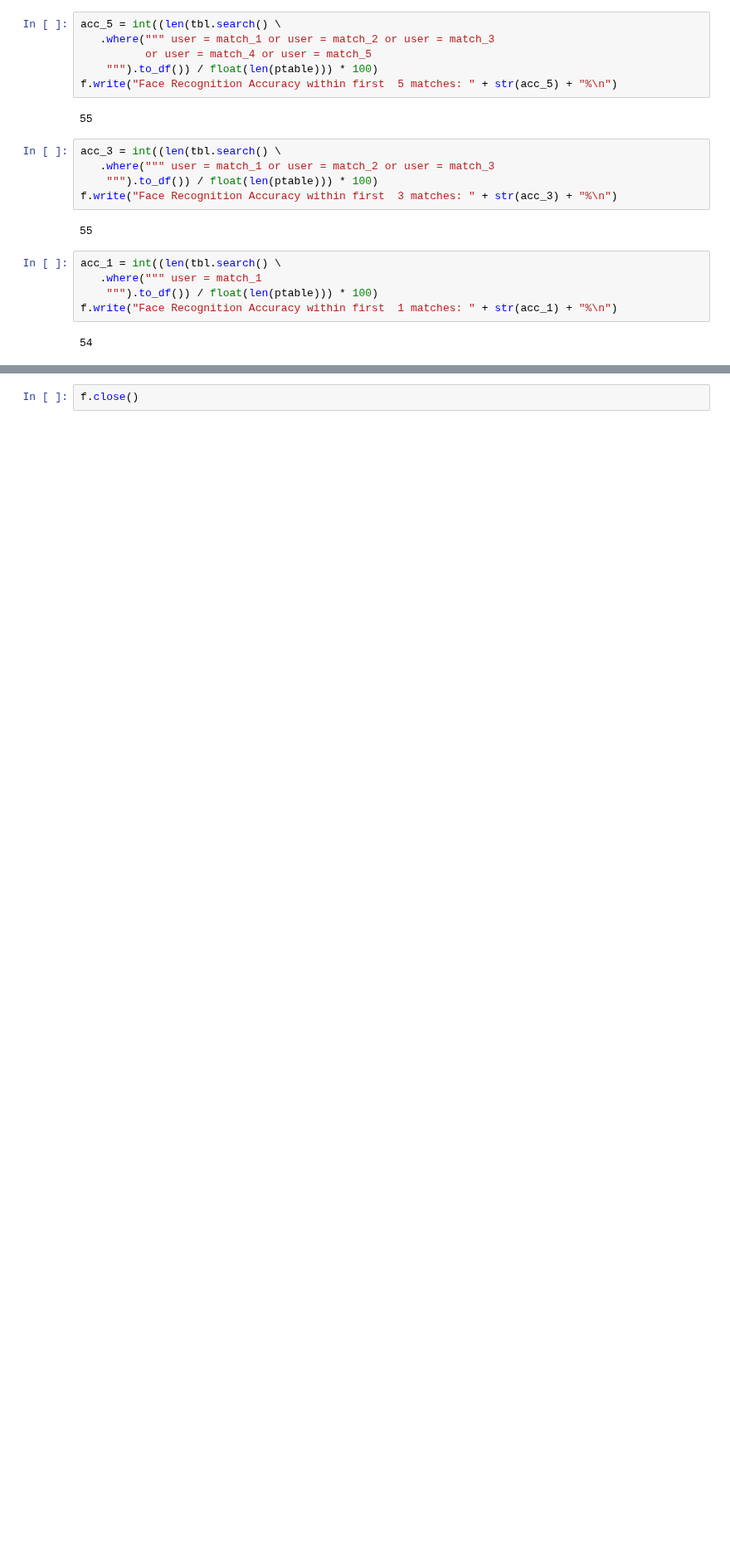
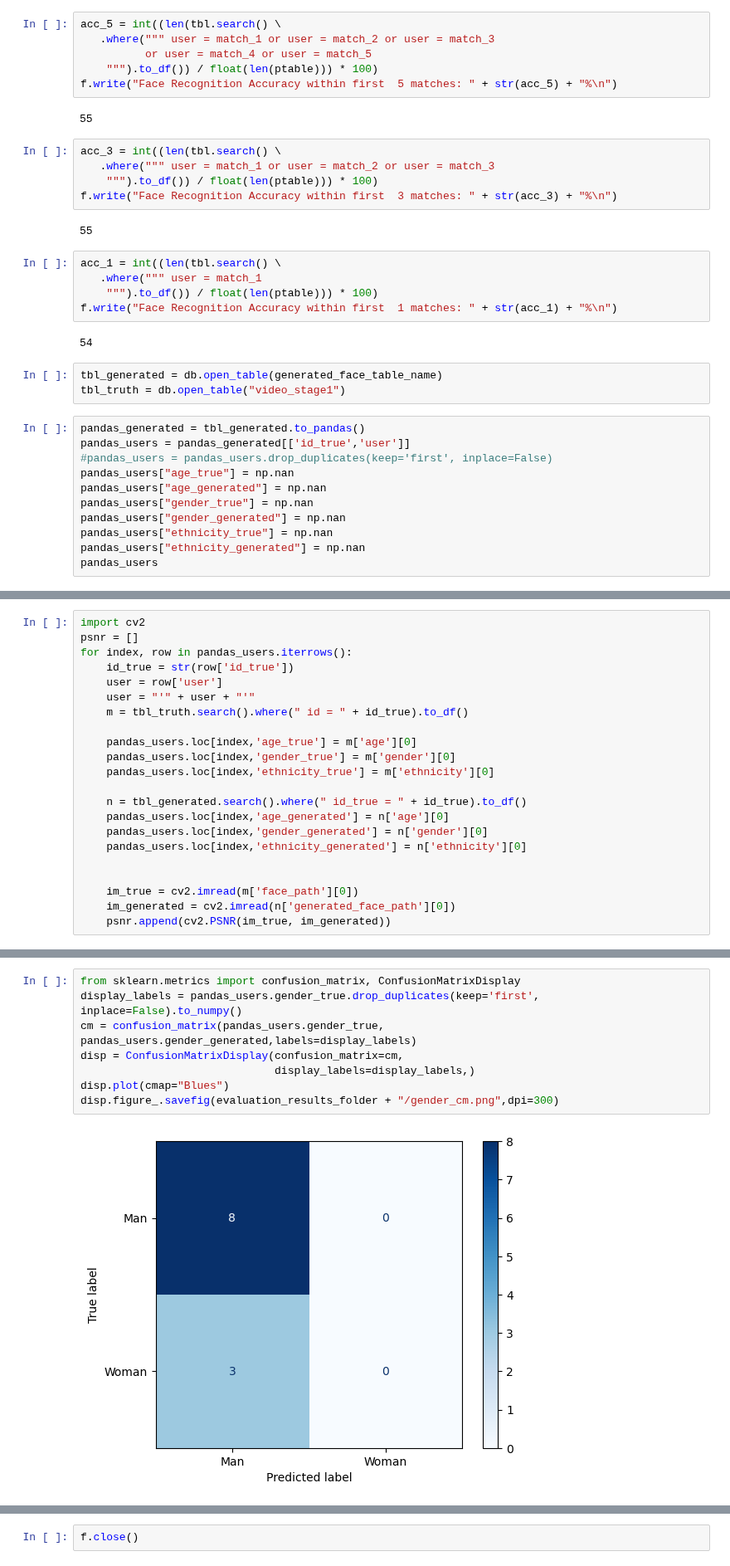
Before and after one commit to AhmedGamal411/DiffusionSpeech2Face, a Jupyter notebook: evaluate_imagen3.ipynb, the cells around one changed output, grey strips where cells are left out. Shown at 83% size. Saved outputs shown, nothing was run; the diff lists cells and outputs as text; blank space fills up the shorter version.

Commit message:
- Still working on evaluation, changed how it is compared and done age, ethnicity , gender and priminillary PSNR

```diff
--- a/evaluate_imagen3.ipynb
+++ b/evaluate_imagen3.ipynb
@@ -259,3 +262,17 @@ acc_1 = int((len(tbl.search() \
 f.write("Face Recognition Accuracy within first  1 matches: " + str(acc_1) + "%\n")
 # %% [output]
 54
+# %%
+tbl_generated = db.open_table(generated_face_table_name)
+tbl_truth = db.open_table("video_stage1")
+# %%
+pandas_generated = tbl_generated.to_pandas()
+pandas_users = pandas_generated[['id_true','user']]
+#pandas_users = pandas_users.drop_duplicates(keep='first', inplace=False)
+pandas_users["age_true"] = np.nan
+pandas_users["age_generated"] = np.nan
+pandas_users["gender_true"] = np.nan
+pandas_users["gender_generated"] = np.nan
+pandas_users["ethnicity_true"] = np.nan
+pandas_users["ethnicity_generated"] = np.nan
+pandas_users
@@ -261,0 +292,22 @@ f.write("Face Recognition Accuracy within first  1 matches: " + str(acc_1) + "%\
+# %%
+import cv2
+psnr = []
+for index, row in pandas_users.iterrows():
+    id_true = str(row['id_true'])
+    user = row['user']
+    user = "'" + user + "'"
+    m = tbl_truth.search().where(" id = " + id_true).to_df()
+
+    pandas_users.loc[index,'age_true'] = m['age'][0]
+    pandas_users.loc[index,'gender_true'] = m['gender'][0]
+    pandas_users.loc[index,'ethnicity_true'] = m['ethnicity'][0]
+
+    n = tbl_generated.search().where(" id_true = " + id_true).to_df()
+    pandas_users.loc[index,'age_generated'] = n['age'][0]
+    pandas_users.loc[index,'gender_generated'] = n['gender'][0]
+    pandas_users.loc[index,'ethnicity_generated'] = n['ethnicity'][0]
+
+
+    im_true = cv2.imread(m['face_path'][0])
+    im_generated = cv2.imread(n['generated_face_path'][0])
+    psnr.append(cv2.PSNR(im_true, im_generated))
@@ -261,0 +326,10 @@ f.write("Face Recognition Accuracy within first  1 matches: " + str(acc_1) + "%\
+# %%
+from sklearn.metrics import confusion_matrix, ConfusionMatrixDisplay
+display_labels = pandas_users.gender_true.drop_duplicates(keep='first', inplace=False).to_numpy()
+cm = confusion_matrix(pandas_users.gender_true, pandas_users.gender_generated,labels=display_labels)
+disp = ConfusionMatrixDisplay(confusion_matrix=cm,
+                              display_labels=display_labels,)
+disp.plot(cmap="Blues")
+disp.figure_.savefig(evaluation_results_folder + "/gender_cm.png",dpi=300)
+# %% [output]
+[figure, added]
```
Also changed, not shown: parts of 12 cells of this notebook, 4 other files.
